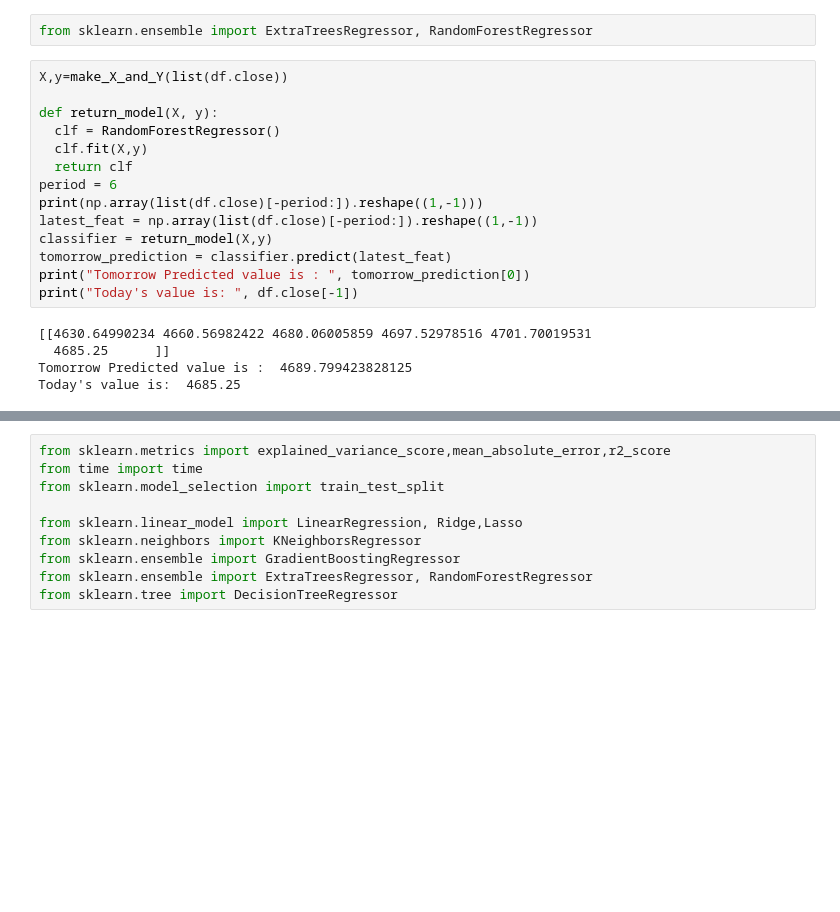
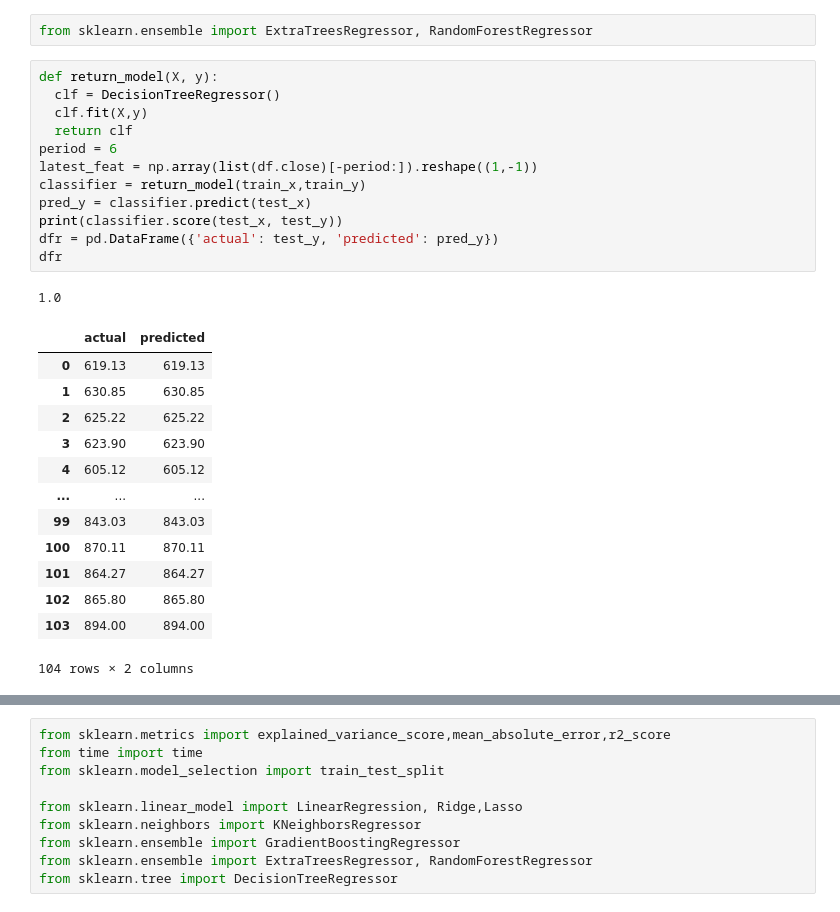
Before and after one commit to njanrepo/MLEProject, a Jupyter notebook: ML_Proj_stock_regressor.ipynb, the cells around one changed output, grey strips where cells are left out. Saved outputs shown, nothing was run; the diff lists cells and outputs as text; blank space fills up the shorter version.

```diff
--- a/ML_Proj_stock_regressor.ipynb
+++ b/ML_Proj_stock_regressor.ipynb
@@ -179,21 +190,29 @@ AttributeError: ignored
 # %%
 from sklearn.ensemble import ExtraTreesRegressor, RandomForestRegressor
 # %%
-X,y=make_X_and_Y(list(df.close))
-
 def return_model(X, y):
-  clf = RandomForestRegressor()
+  clf = DecisionTreeRegressor()
   clf.fit(X,y)
   return clf
 period = 6
-print(np.array(list(df.close)[-period:]).reshape((1,-1)))
 latest_feat = np.array(list(df.close)[-period:]).reshape((1,-1))
-classifier = return_model(X,y)
-tomorrow_prediction = classifier.predict(latest_feat)
-print("Tomorrow Predicted value is : ", tomorrow_prediction[0])
-print("Today's value is: ", df.close[-1])
+classifier = return_model(train_x,train_y)
+pred_y = classifier.predict(test_x)
+print(classifier.score(test_x, test_y))
+dfr = pd.DataFrame({'actual': test_y, 'predicted': pred_y})
+dfr
 # %% [output]
-[[4630.64990234 4660.56982422 4680.06005859 4697.52978516 4701.70019531
-  4685.25      ]]
-Tomorrow Predicted value is :  4689.799423828125
-Today's value is:  4685.25
+1.0
+|  | actual | predicted |
+| 0 | 619.13 | 619.13 |
+| 1 | 630.85 | 630.85 |
+| 2 | 625.22 | 625.22 |
+| 3 | 623.90 | 623.90 |
+| 4 | 605.12 | 605.12 |
+| ... | ... | ... |
+| 99 | 843.03 | 843.03 |
+| 100 | 870.11 | 870.11 |
+| 101 | 864.27 | 864.27 |
+| 102 | 865.80 | 865.80 |
+| 103 | 894.00 | 894.00 |
+104 rows × 2 columns
```
Also changed, not shown: parts of 19 cells of this notebook.
